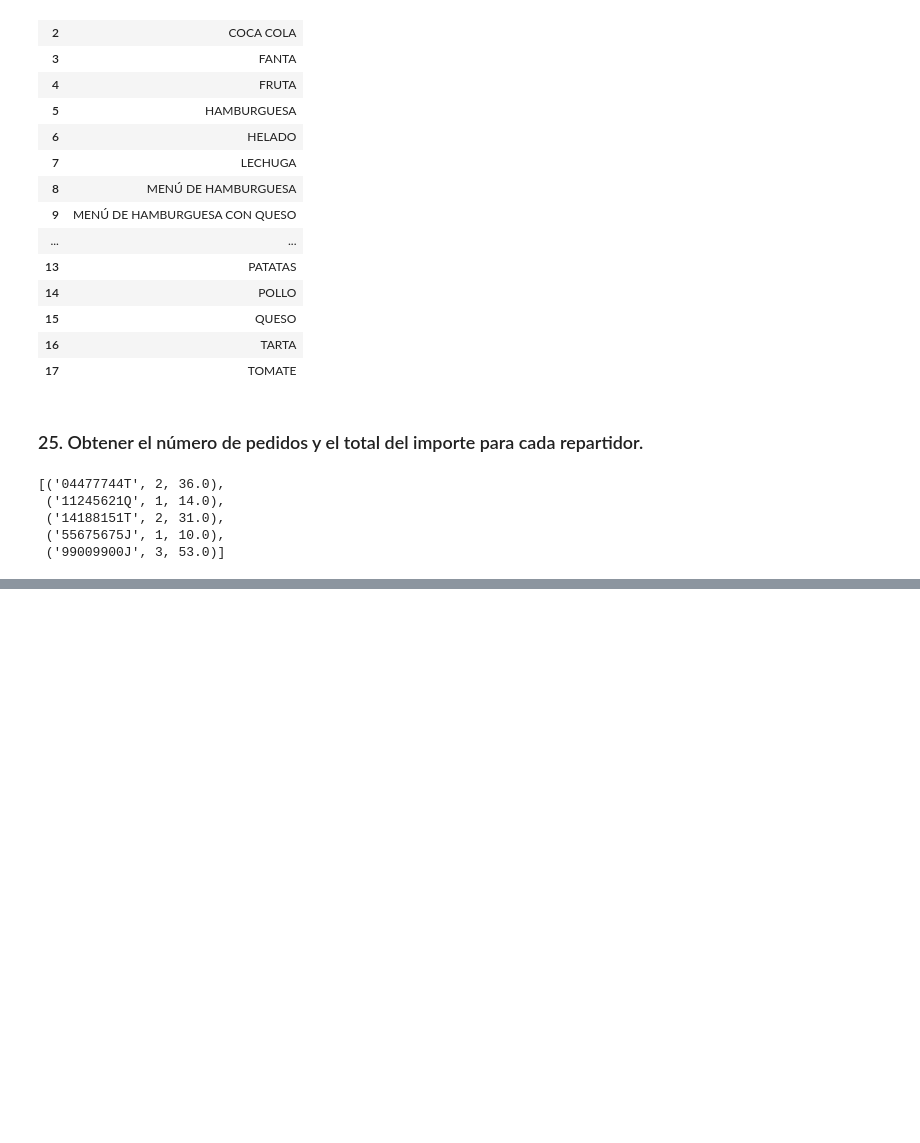
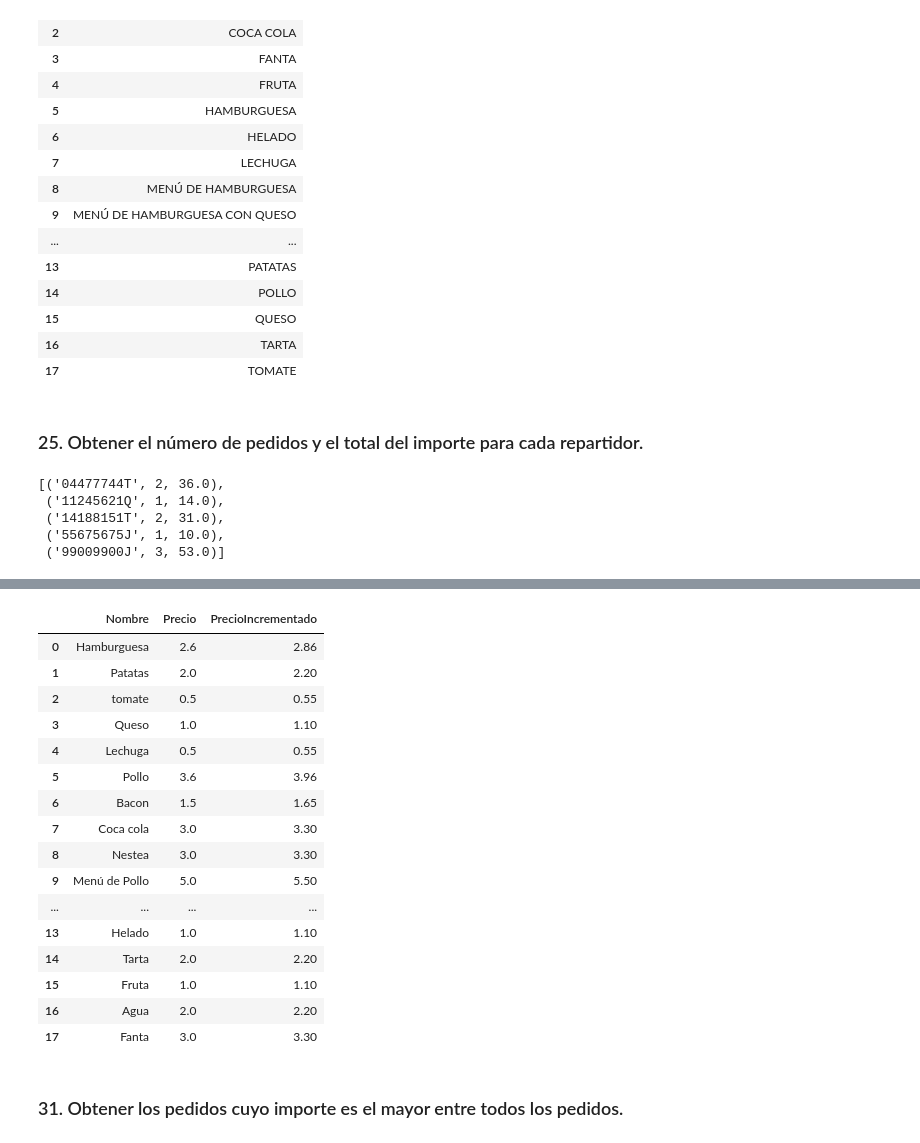
Before and after one commit to xAlbeeerto3/Analisis_DB_Pedidos_SQL-Python, a Jupyter notebook: sql.ipynb, the cells around one changed output, grey strips where cells are left out. Saved outputs shown, nothing was run; the diff lists cells and outputs as text; code cells hidden in the pictures; blank space fills up the shorter version.

```diff
--- a/sql.ipynb
+++ b/sql.ipynb
@@ -868,0 +975,6 @@ cursor.fetchall()
+# %%
+connection = mysql.connector.connect(host='35.208.82.175', database='dbgsipp7ucsuwy', user='uqsnolewgvge8', password='upgradehub', connection_timeout=180000)
+cursor=connection.cursor()
+query30 = """ SELECT Nombre, Precio, Precio * 1.1 AS PrecioIncrementado FROM PRODUCTO; """
+cursor.execute(query30)
+cursor.fetchall()
@@ -868,0 +1000,21 @@ cursor.fetchall()
+# %%
+df30 = pd.read_sql(query30,connection)
+df30
+# %% [output]
+|  | Nombre | Precio | PrecioIncrementado |
+| 0 | Hamburguesa | 2.6 | 2.86 |
+| 1 | Patatas | 2.0 | 2.20 |
+| 2 | tomate | 0.5 | 0.55 |
+| 3 | Queso | 1.0 | 1.10 |
+| 4 | Lechuga | 0.5 | 0.55 |
+| 5 | Pollo | 3.6 | 3.96 |
+| 6 | Bacon | 1.5 | 1.65 |
+| 7 | Coca cola | 3.0 | 3.30 |
+| 8 | Nestea | 3.0 | 3.30 |
+| 9 | Menú de Pollo | 5.0 | 5.50 |
+| ... | ... | ... | ... |
+| 13 | Helado | 1.0 | 1.10 |
+| 14 | Tarta | 2.0 | 2.20 |
+| 15 | Fruta | 1.0 | 1.10 |
+| 16 | Agua | 2.0 | 2.20 |
+| 17 | Fanta | 3.0 | 3.30 |
@@ -868,0 +1023,2 @@ cursor.fetchall()
+# %% [markdown]
+### 31. Obtener los pedidos cuyo importe es el mayor entre todos los pedidos.
```
Also changed, not shown: parts of 40 cells of this notebook, 10 other files.
